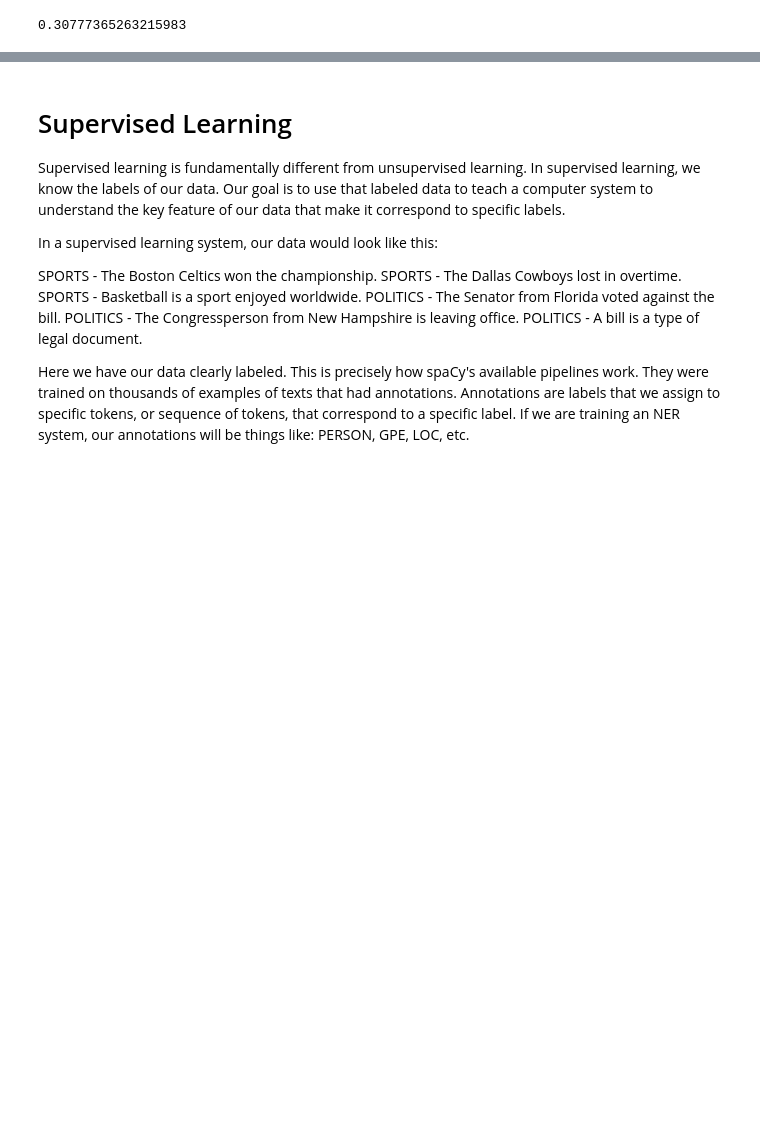
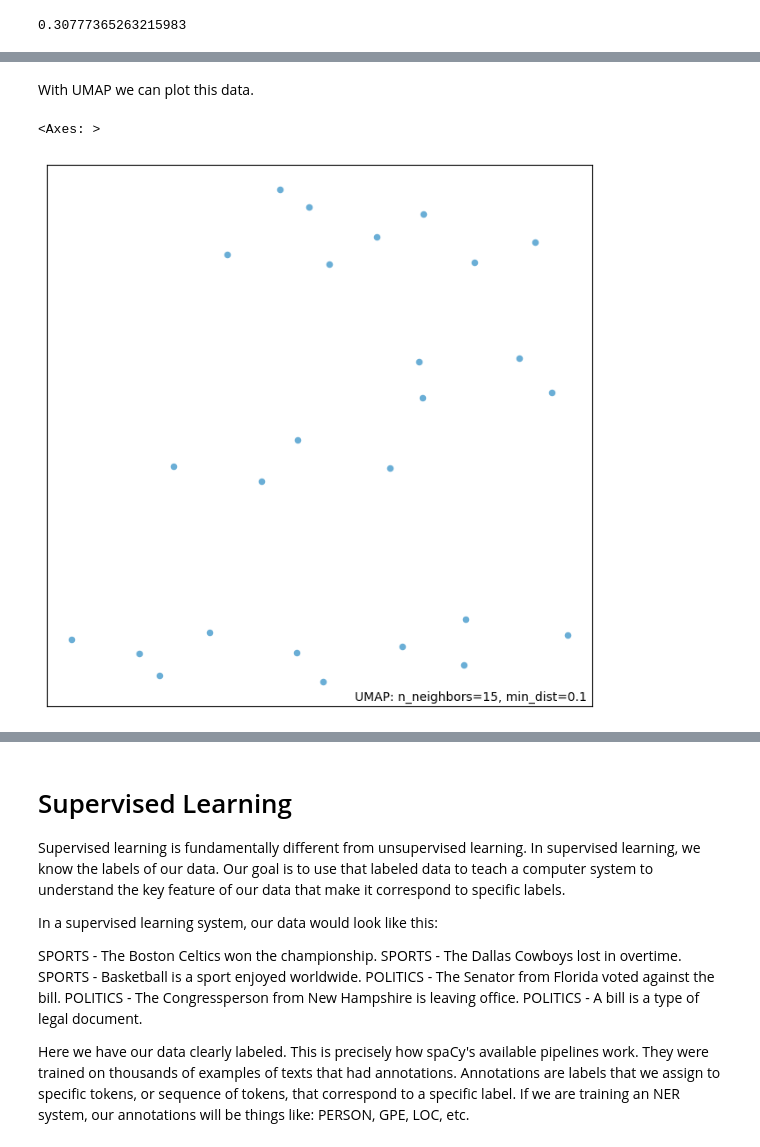
Before and after one commit to wjbmattingly/tap-2023-spacy-01, a Jupyter notebook: notebooks/day-07.ipynb, the cells around one changed output, grey strips where cells are left out. Saved outputs shown, nothing was run; the diff lists cells and outputs as text; code cells hidden in the pictures; blank space fills up the shorter version.

```diff
--- a/notebooks/day-07.ipynb
+++ b/notebooks/day-07.ipynb
@@ -304,0 +340,7 @@ array([[22.57952   ,  5.050589  ],
+# %% [markdown]
+With UMAP we can plot this data.
+# %%
+umap.plot.points(embedding)
+# %% [output]
+<Axes: >
+[figure, added]
```
Also changed, not shown: parts of 33 cells of this notebook.
